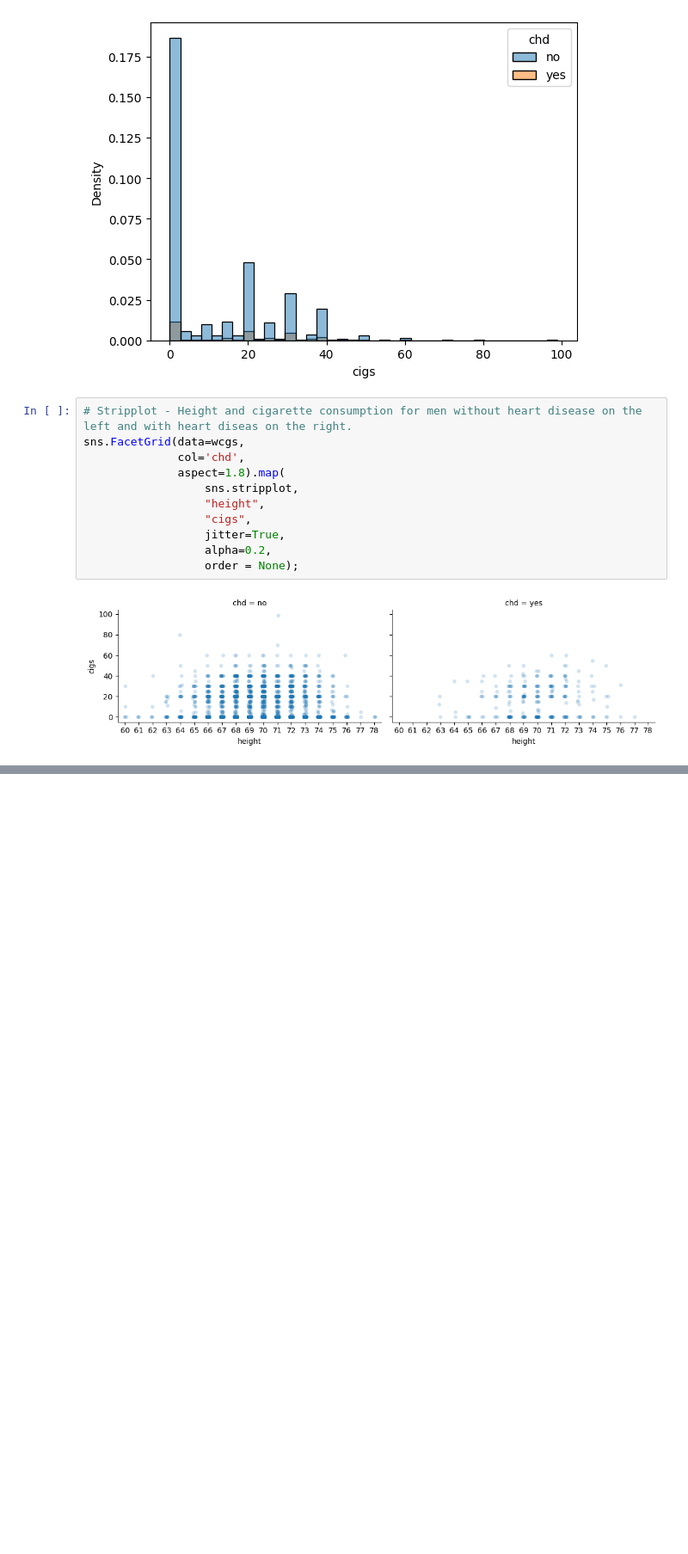
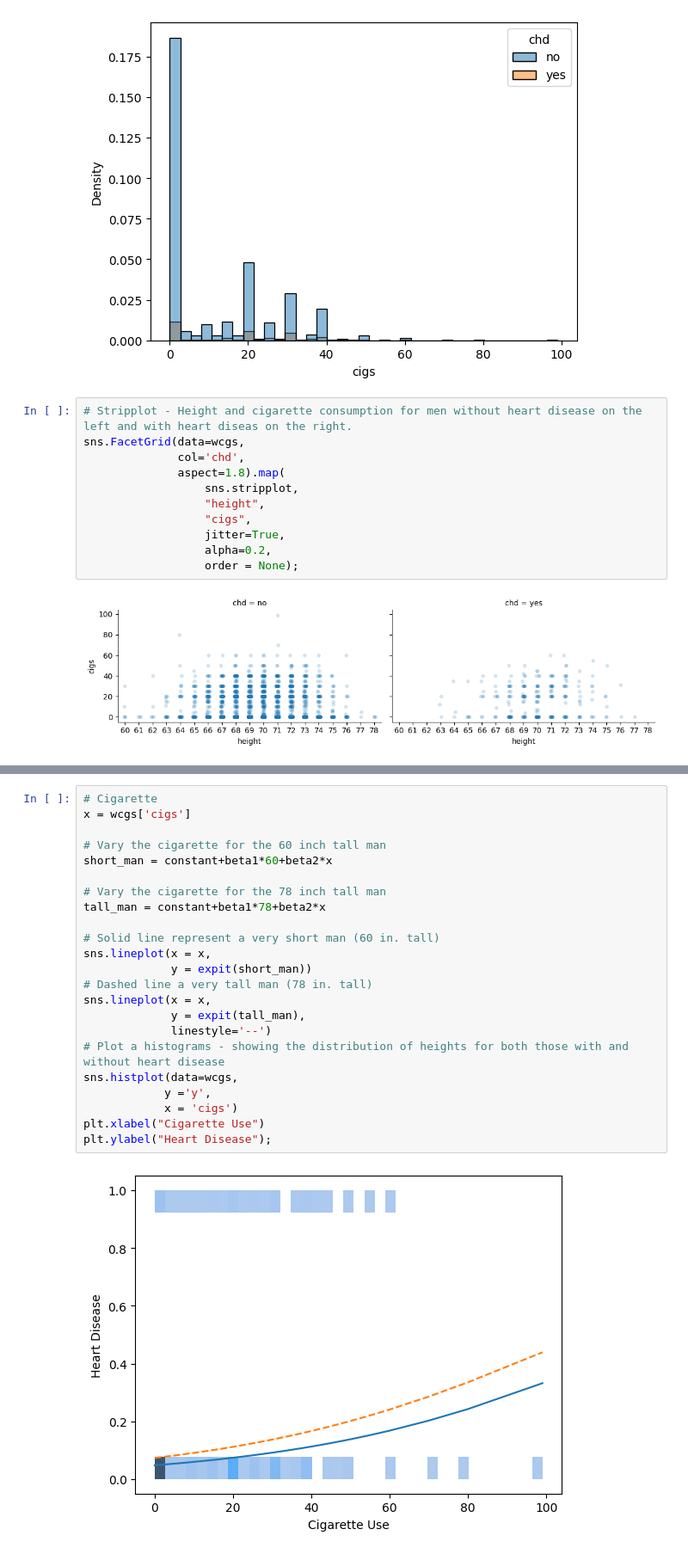
Before and after one commit to percivalphakath/Extending-the-Linear-Model-with-Python, a Jupyter notebook: Chapter2-BinaryResponse.ipynb, the cells around one changed output, grey strips where cells are left out. Shown at 86% size. Cells and saved outputs as stored; diff of their text form; blank space fills up the shorter version.

```diff
--- a/Chapter2-BinaryResponse.ipynb
+++ b/Chapter2-BinaryResponse.ipynb
@@ -90,0 +178,25 @@ sns.FacetGrid(data=wcgs,
+# %%
+# Cigarette
+x = wcgs['cigs']
+
+# Vary the cigarette for the 60 inch tall man
+short_man = constant+beta1*60+beta2*x
+
+# Vary the cigarette for the 78 inch tall man
+tall_man = constant+beta1*78+beta2*x
+
+# Solid line represent a very short man (60 in. tall)
+sns.lineplot(x = x,
+             y = expit(short_man))
+# Dashed line a very tall man (78 in. tall)
+sns.lineplot(x = x,
+             y = expit(tall_man),
+             linestyle='--')
+# Plot a histograms - showing the distribution of heights for both those with and without heart disease
+sns.histplot(data=wcgs,
+            y ='y',
+            x = 'cigs')
+plt.xlabel("Cigarette Use")
+plt.ylabel("Heart Disease");
+# %% [output]
+[figure, added]
```
Also changed, not shown: parts of 10 cells of this notebook.
